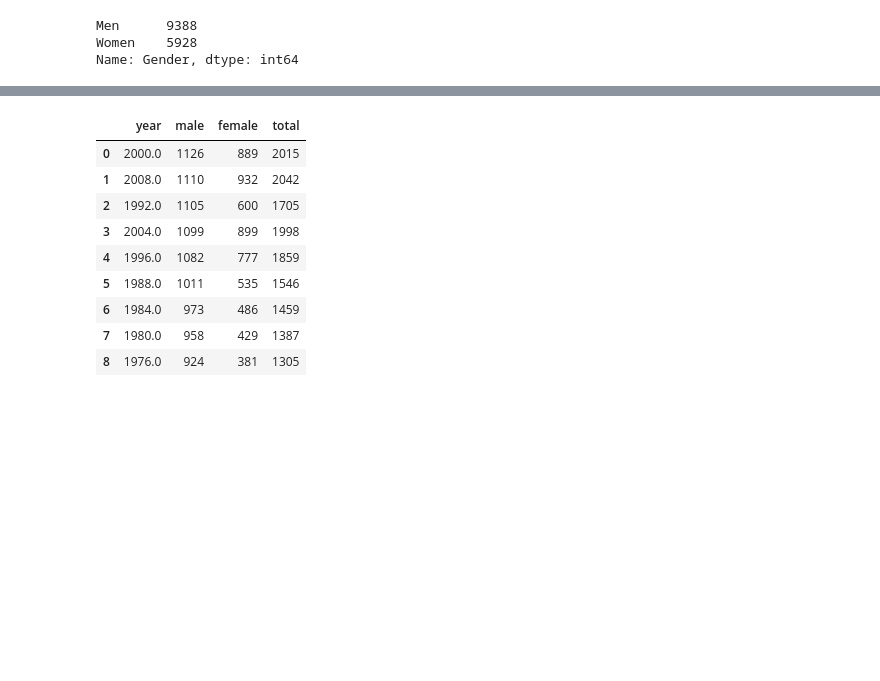
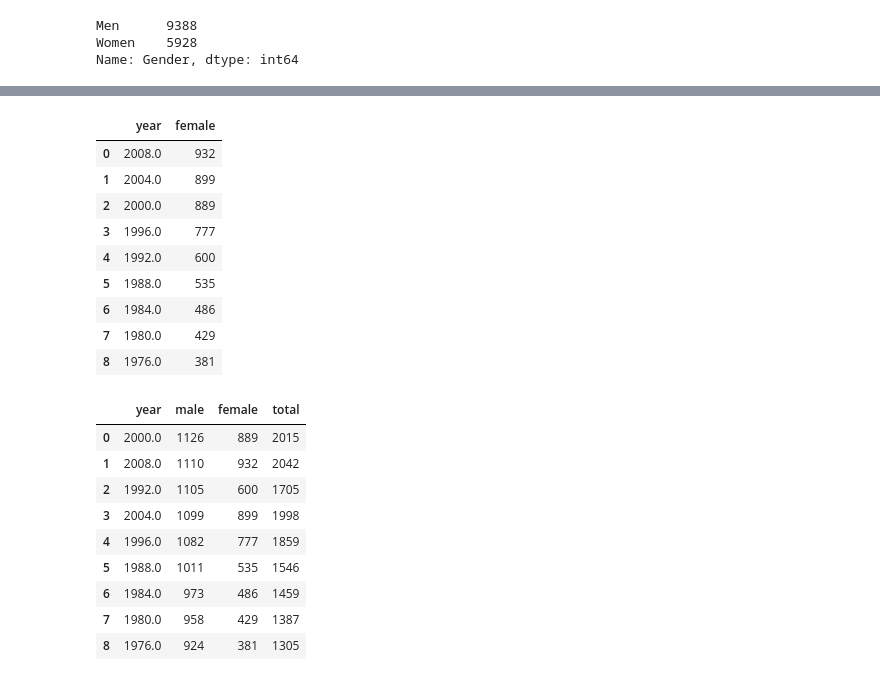
Before and after one commit to tnatoli29/Project-2, a Jupyter notebook: athletes.ipynb, the cells around one changed output, grey strips where cells are left out. Drawn from its saved outputs; the diff is of its cells as text; code cells hidden in the pictures; blank space fills up the shorter version.

```diff
--- a/athletes.ipynb
+++ b/athletes.ipynb
@@ -189,6 +204,18 @@ summer_female_count = summer_female['Year'].value_counts()
 # %%
 reset_summer_female_count = summer_female_count.reset_index()
 reset_summer_female_count.columns = ['year', 'female']
+reset_summer_female_count
+# %% [output]
+|  | year | female |
+| 0 | 2008.0 | 932 |
+| 1 | 2004.0 | 899 |
+| 2 | 2000.0 | 889 |
+| 3 | 1996.0 | 777 |
+| 4 | 1992.0 | 600 |
+| 5 | 1988.0 | 535 |
+| 6 | 1984.0 | 486 |
+| 7 | 1980.0 | 429 |
+| 8 | 1976.0 | 381 |
 # %%
 summer_male_count = summer_male['Year'].value_counts()
 # %%
```
Also changed, not shown: parts of 3 cells of this notebook, 2 other files.
